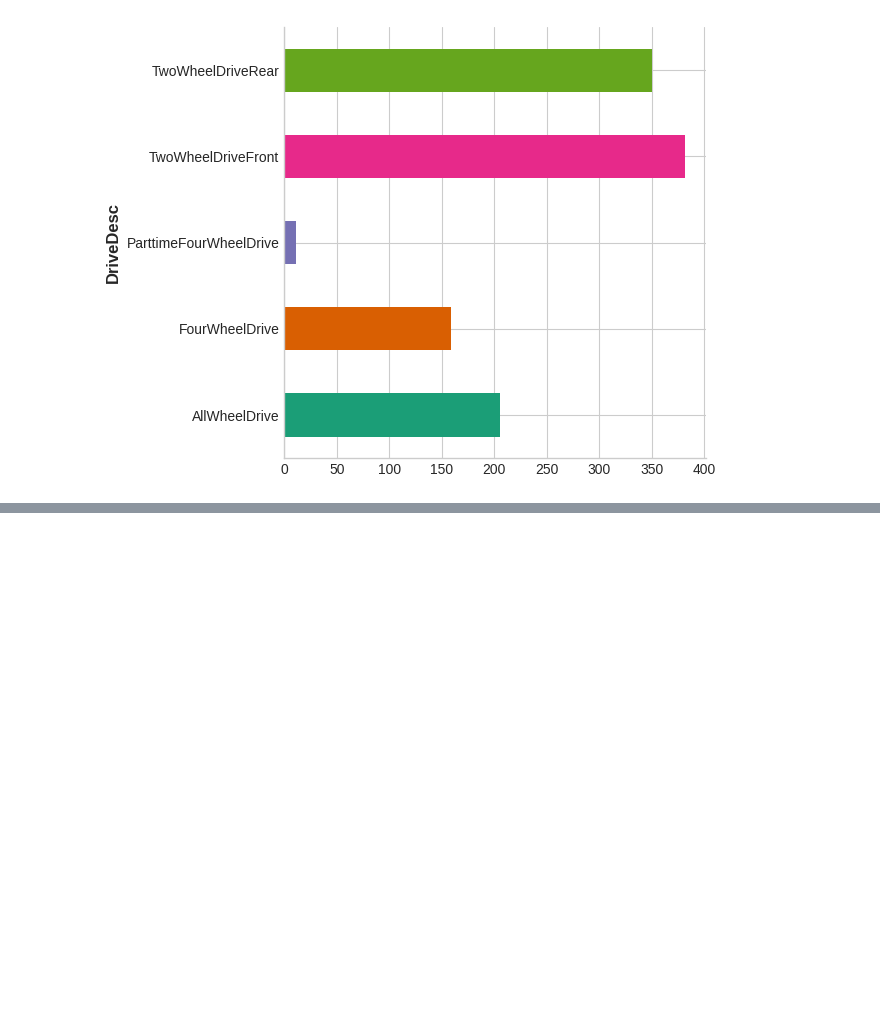
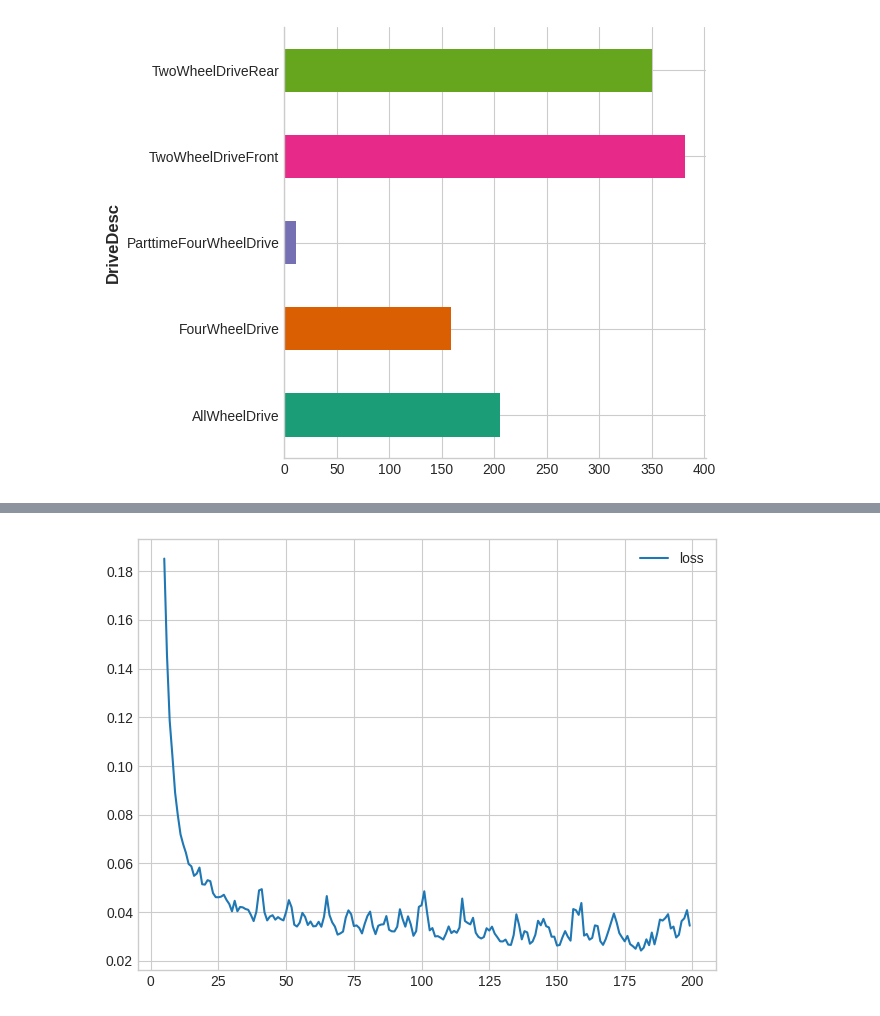
Before and after one commit to LLewis/kaggle-deep-learning, a Jupyter notebook: LLewis_StochasticGD_Exercise.ipynb, the cells around one changed output, grey strips where cells are left out. Cells and saved outputs as stored; diff of their text form; code cells hidden in the pictures; blank space fills up the shorter version.

```diff
--- a/LLewis_StochasticGD_Exercise.ipynb
+++ b/LLewis_StochasticGD_Exercise.ipynb
@@ -84,3 +84,16 @@ model.compile(
     optimizer="adam",
     loss="mae",
 )
+# %%
+#Train the model
+#Now we're ready to start the training! We've told Keras to feed the optimizer 128 rows of the training data at a time (the batch_size)
+# and to do that 200 times all the way through the dataset (the epochs)
+
+#output - Keras will keep you updated on the loss as the model trains.
+
+history = model.fit(
+    X,y,
+    validation_data=(X,y),
+    batch_size=128,
+    epochs=200,
+ )
@@ -86,0 +118,11 @@ model.compile(
+# %%
+#lastly take a look at the loss curves and evaluate the training.
+# Often, a better way to view the loss though is to plot it.
+#The fit method keeps a record of the loss produced during training in a History object.
+#We'll convert the data to a Pandas dataframe, which makes the plotting easy
+
+history_df = pd.DataFrame(history.history)
+#Starting the plot at epoch 5. can change to get different view
+history_df.loc[5:,['loss']].plot();
+# %% [output]
+[figure, added]
```
Also changed, not shown: parts of 4 cells of this notebook.
